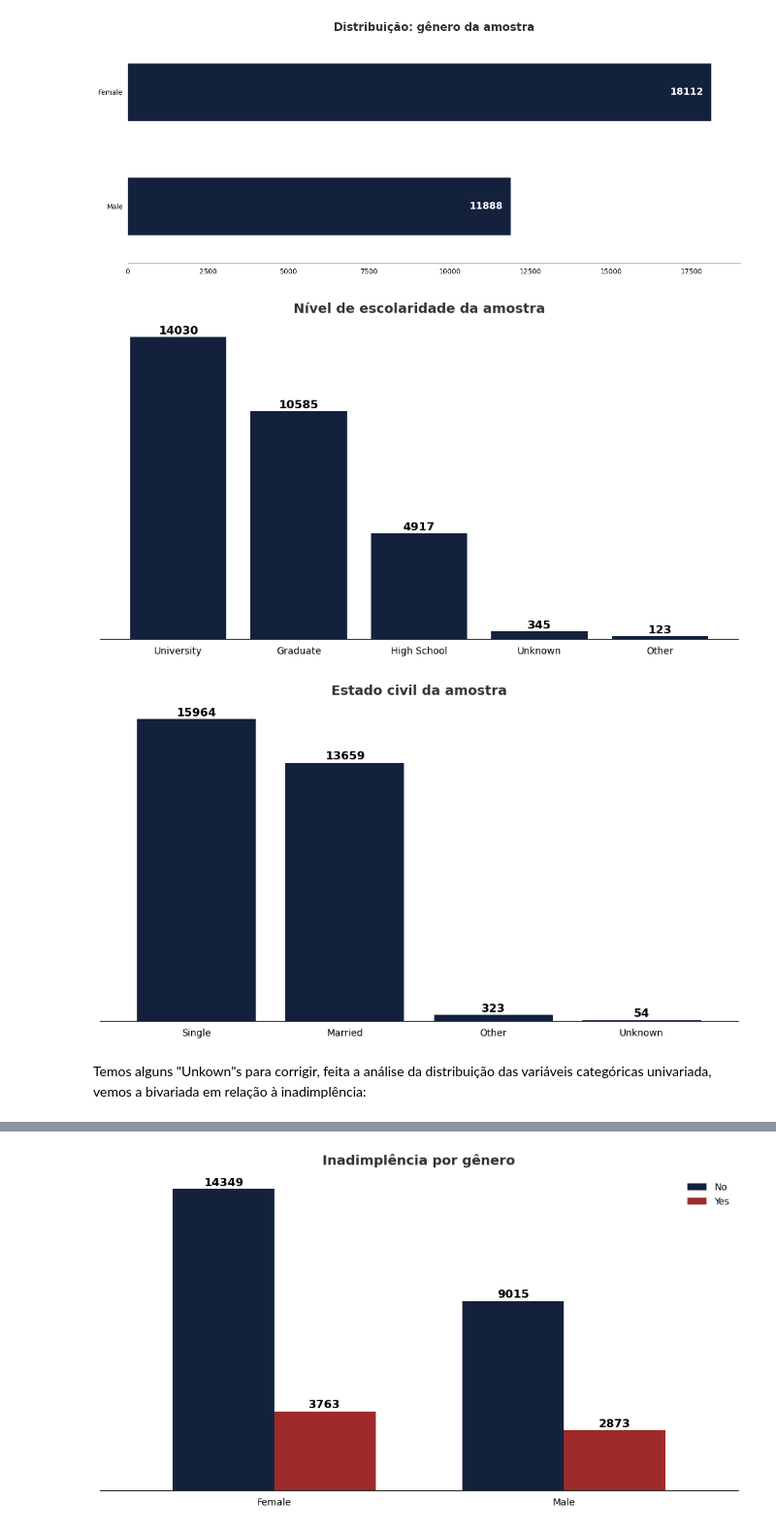
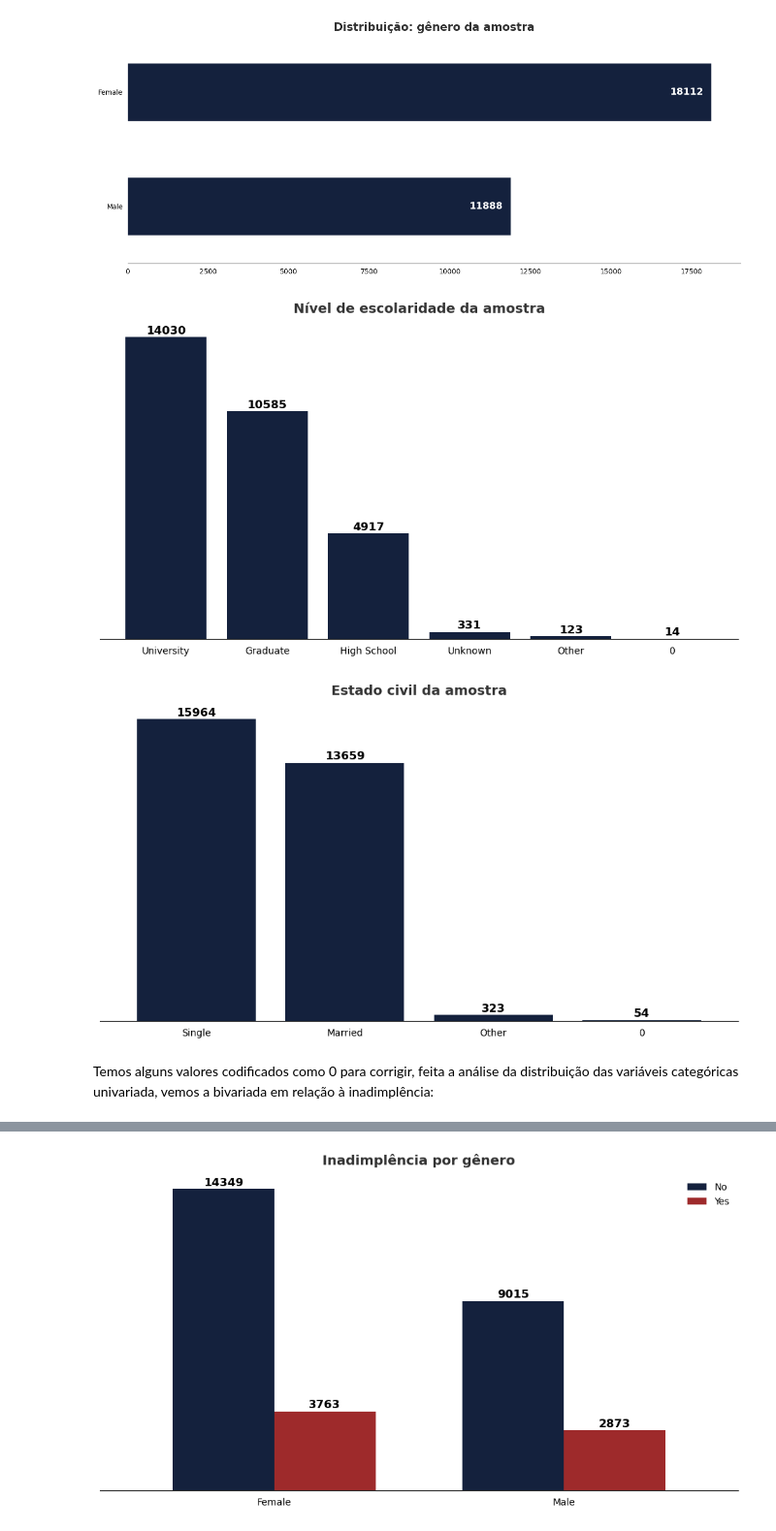
Before and after one commit to biancaportela/4intelligence, a Jupyter notebook: case_2/analise.ipynb, the cells around one changed output, grey strips where cells are left out. Shown at 97% size. Cells and saved outputs as stored; diff of their text form; code cells hidden in the pictures.

Commit message:
repositorio para os cases do processo seletivo para a 4intelligence
repo

```diff
--- a/case_2/analise.ipynb
+++ b/case_2/analise.ipynb
@@ -120,0 +137,2 @@ Pela tabela de descrição, é possível perceber alguns valores estranhos no da
+# %%
+df = df.drop(columns=['ID'])
@@ -265,3 +289,8 @@ Vamos olhar a distribuição das variáveis categóricas. Temos como variáveis
 - SEX
 - EDUCATION
 - MARRIAGE
+# %%
+#renomeando os títulos para melhor vizualização dos gráficos
+df['SEX'] = df['SEX'].replace({1:'Male',2: 'Female'})
+df['EDUCATION'] = df['EDUCATION'].replace({1: 'Graduate', 2: 'University', 3: 'High School',  4: 'Other', 5: 'Unknown', 6: 'Unknown'})
+df['MARRIAGE'] = df['MARRIAGE'].replace({1: 'Married', 2: 'Single', 3: 'Other'})
@@ -274,21 +311,19 @@ configure_barh_chart(sex_grph, 'Distribuição: gênero da amostra')
 # %% [output]
 [figure]
 # %%
-label_mapping_educ = {1: 'Graduate', 2: 'University', 3: 'High School', 0: 'Unknown', 4: 'Other', 5: 'Unknown', 6: 'Unknown'}
-education_gph = (df['EDUCATION'].map(label_mapping_educ).value_counts()
+education_gph = (df['EDUCATION'].value_counts()
                                 .plot(kind= 'bar', rot= 0, color='#14213d', grid= False, width = 0.8, figsize=(12, 6)))
 configure_bar_chart(education_gph,'Nível de escolaridade da amostra', legend = False)
 # %% [output]
-[figure, old version]
+[figure, new version]
 # %%
-label_mapping_marriage = {0: 'Unknown', 1: 'Married', 2: 'Single', 3: 'Other'}
-marriage_gph = (df['MARRIAGE'].map(label_mapping_marriage).value_counts()
+marriage_gph = (df['MARRIAGE'].value_counts()
                                 .plot(kind= 'bar', rot= 0, color='#14213d', grid= False, width = 0.8, figsize=(12, 6)))
 configure_bar_chart(marriage_gph,'Estado civil da amostra', legend = False)
 # %% [output]
-[figure, old version]
+[figure, new version]
 # %% [markdown]
-Temos alguns "Unkown"s para corrigir, feita a análise da distribuição das variáveis categóricas univariada, vemos a bivariada em relação à inadimplência:
+Temos alguns valores codificados como 0 para corrigir, feita a análise da distribuição das variáveis categóricas univariada, vemos a bivariada em relação à inadimplência:
 # %%
 #criando as crosstabs para os plots
 
```
Also changed, not shown: parts of 33 cells of this notebook, 1 other file.
